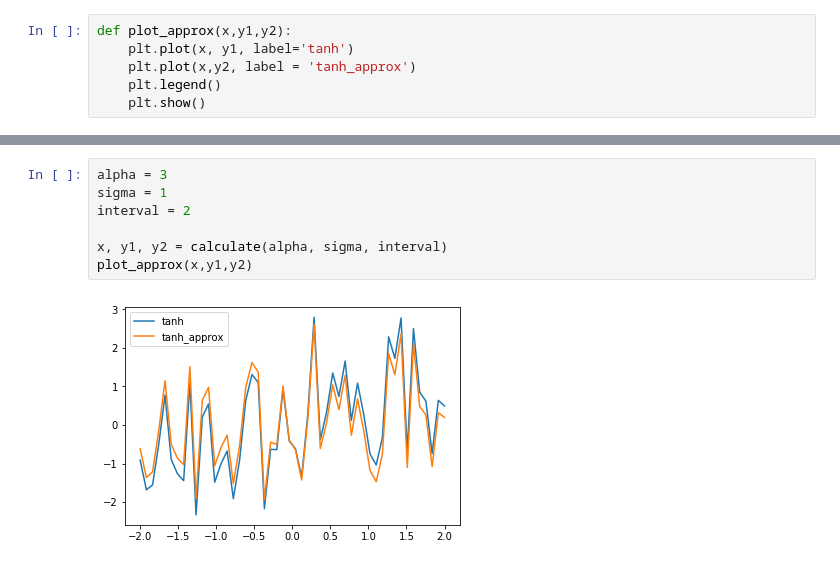
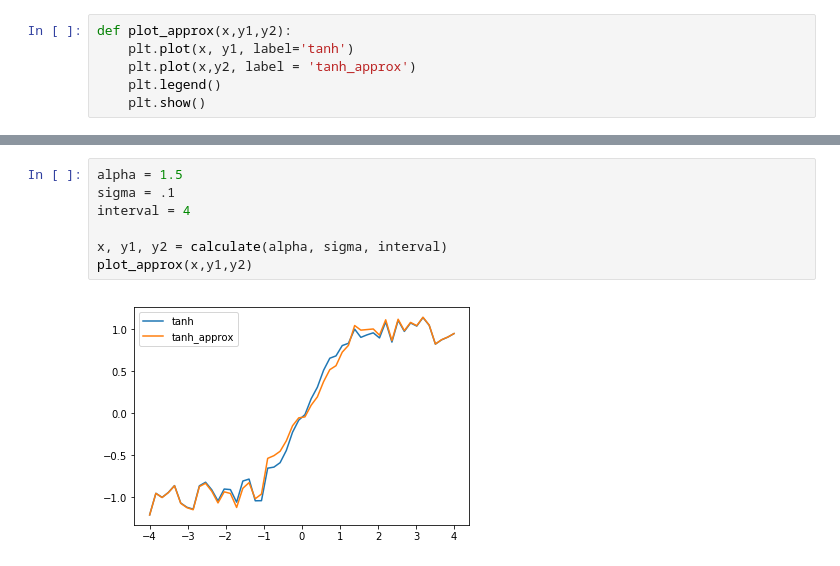
Before and after one commit to jimmysmith1919/RNNs, a Jupyter notebook: tanh_approximation.ipynb, the cells around one changed output, grey strips where cells are left out. Saved outputs shown, nothing was run; the diff lists cells and outputs as text.

```diff
--- a/tanh_approximation.ipynb
+++ b/tanh_approximation.ipynb
@@ -29,9 +47,9 @@ def plot_approx(x,y1,y2):
 # %%
-alpha = 3
-sigma = 1
-interval = 2
+alpha = 1.5
+sigma = .1
+interval = 4
 
 x, y1, y2 = calculate(alpha, sigma, interval)
 plot_approx(x,y1,y2)
 # %% [output]
-[figure, old version]
+[figure, new version]
```
Also changed, not shown: parts of 5 cells of this notebook, 1 other file.
